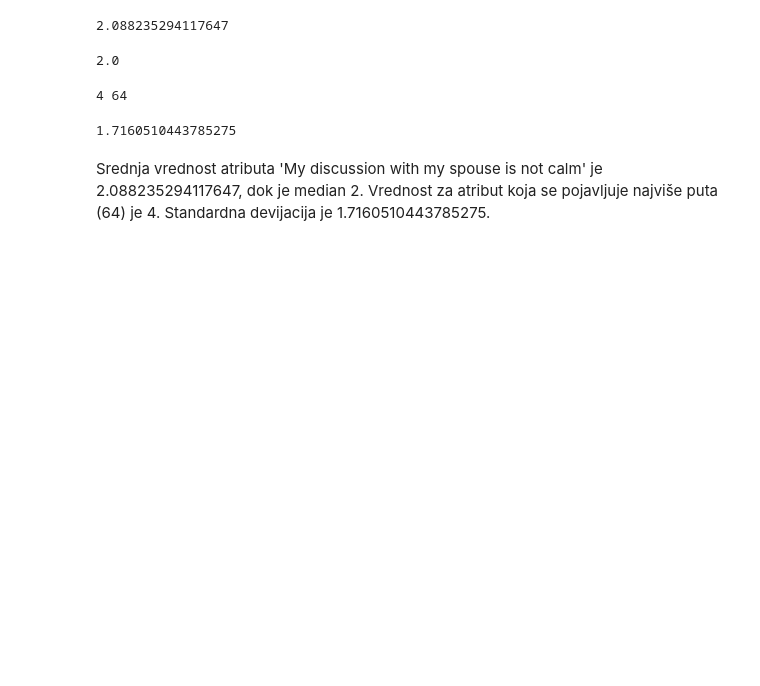
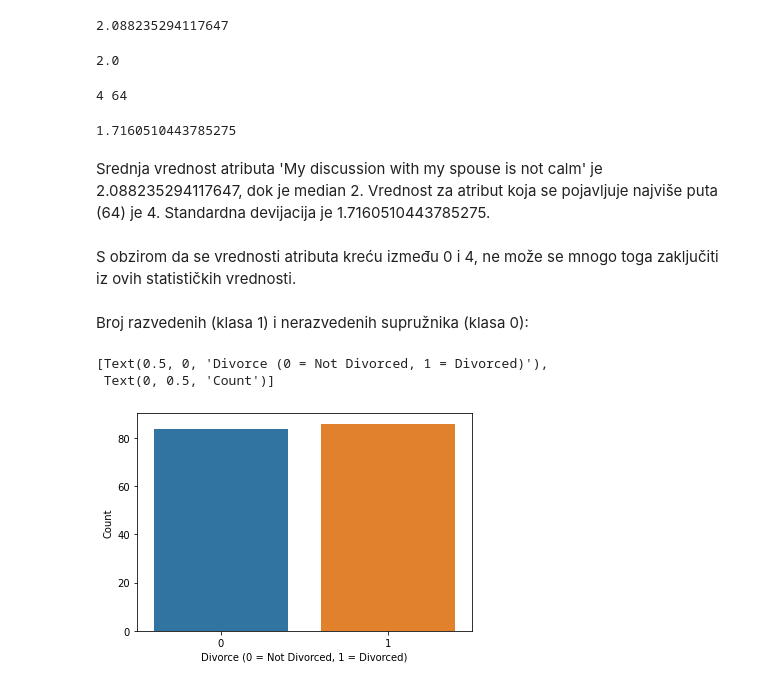
Before and after one commit to NinaLazarevic/DivorcePrediction, a Jupyter notebook: Divorce Prediction.ipynb, the cells around one changed output. Saved outputs shown, nothing was run; the diff lists cells and outputs as text; code cells hidden in the pictures; blank space fills up the shorter version.

Commit message:
Update Divorce Prediction.ipynb
Add attribute visualization

```diff
--- a/Divorce Prediction.ipynb
+++ b/Divorce Prediction.ipynb
@@ -255,3 +256,14 @@ print(standard_deviation_spouses_discussion_not_calm)
 1.7160510443785275
 # %% [markdown]
 Srednja vrednost atributa 'My discussion with my spouse is not calm' je 2.088235294117647, dok je median 2. Vrednost za atribut koja se pojavljuje najviše puta (64) je 4. Standardna devijacija je 1.7160510443785275.
+# %% [markdown]
+S obzirom da se vrednosti atributa kreću između 0 i 4, ne može se mnogo toga zaključiti iz ovih statističkih vrednosti.
+# %% [markdown]
+Broj razvedenih (klasa 1) i nerazvedenih supružnika (klasa 0):
+# %%
+divorce_dist = sns.barplot(x=divorce_data['Class'].unique(), y=divorce_data['Class'].value_counts())
+divorce_dist.set(xlabel = 'Divorce (0 = Not Divorced, 1 = Divorced)', ylabel = 'Count')
+# %% [output]
+[Text(0.5, 0, 'Divorce (0 = Not Divorced, 1 = Divorced)'),
+ Text(0, 0.5, 'Count')]
+[figure, added]
```
Also changed, not shown: parts of 10 cells of this notebook.
